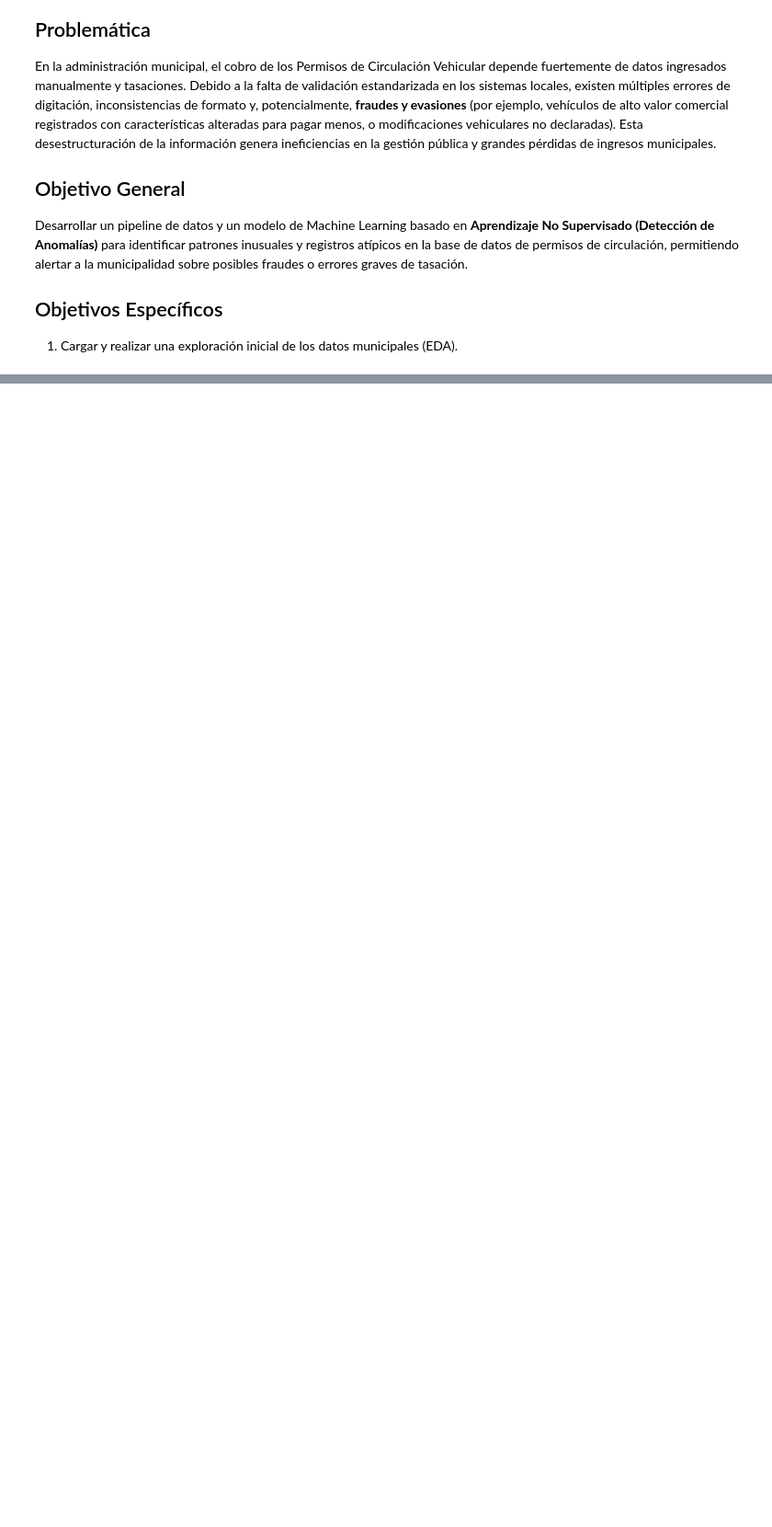
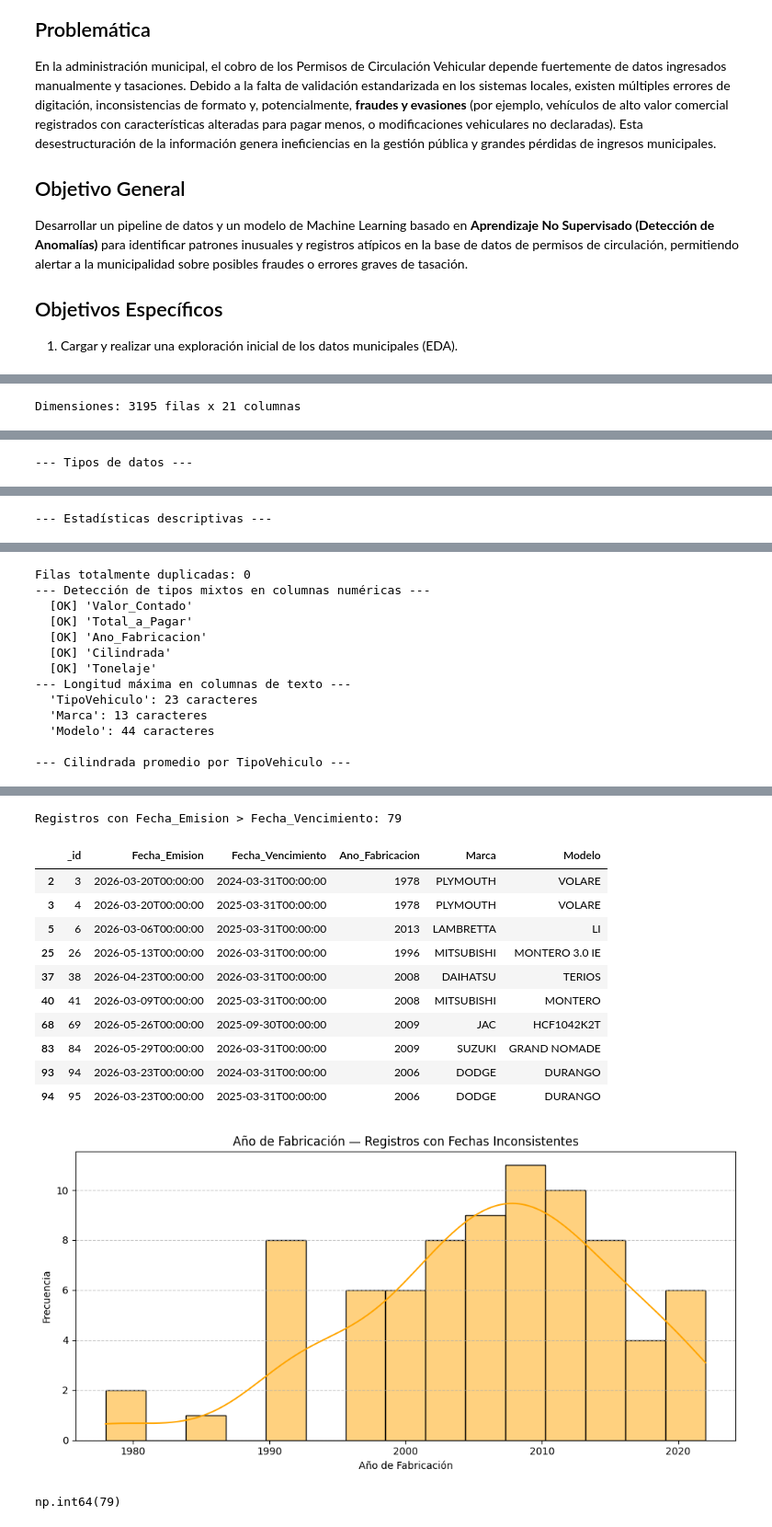
Before and after one commit to hwsaez-code/unab-magister-pro-ciencia-datos-MCDI500, a Jupyter notebook: notebook/Notebook_F2_Transformation.ipynb, the cells around one changed output, grey strips where cells are left out. Shown at 92% size. Saved outputs shown, nothing was run; the diff lists cells and outputs as text; code cells hidden in the pictures; blank space fills up the shorter version.

```diff
--- a/notebook/Notebook_F2_Transformation.ipynb
+++ b/notebook/Notebook_F2_Transformation.ipynb
@@ -990,0 +12,22 @@ El archivo pesa aproximadamente: 500.96 KB
+# %%
+import pandas as pd
+import numpy as np
+import matplotlib.pyplot as plt
+import seaborn as sns
+import unicodedata
+import re
+import os
+
+pd.set_option('display.max_columns', None)
+pd.options.display.float_format = '{:.0f}'.format
+
+import warnings
+warnings.filterwarnings('ignore')
+
+# Si el notebook se abre desde el directorio notebook/, subir a la raíz del proyecto
+if os.path.basename(os.getcwd()) == 'notebook':
+    os.chdir('..')
+
+file_path = 'datos/original/permiso-circulacion-2026.csv'
+
+print("Librerías importadas correctamente.")
@@ -990,0 +39,11 @@ El archivo pesa aproximadamente: 500.96 KB
+# %%
+def cargar_datos(file_path):
+    try:
+        df = pd.read_csv(file_path, encoding='utf-8')
+        print(f"Dataset cargado exitosamente. Dimensiones: {df.shape[0]} filas x {df.shape[1]} columnas.")
+        return df
+    except FileNotFoundError:
+        print(f"Error: No se encontró el archivo '{file_path}'.")
+        return None
+
+df = cargar_datos(file_path)
@@ -990,0 +150,12 @@ El archivo pesa aproximadamente: 500.96 KB
+# %%
+COLUMNAS_NUMERICAS = ['Valor_Contado', 'Total_a_Pagar', 'Ano_Fabricacion', 'Cilindrada', 'Tonelaje']
+
+explorar_estructura(df)
+analizar_categorias(df)
+reporte_nulos = generar_reporte_nulos(df)
+detectar_duplicados(df)
+detectar_tipos_mixtos(df, COLUMNAS_NUMERICAS)
+analizar_anomalias_texto(df)
+validar_coherencia_fechas(df)
+# %% [output]
+Dimensiones: 3195 filas x 21 columnas
@@ -990,0 +173 @@ El archivo pesa aproximadamente: 500.96 KB
+--- Tipos de datos ---
@@ -990,0 +191 @@ El archivo pesa aproximadamente: 500.96 KB
+--- Estadísticas descriptivas ---
@@ -990,0 +225,13 @@ El archivo pesa aproximadamente: 500.96 KB
+Filas totalmente duplicadas: 0
+--- Detección de tipos mixtos en columnas numéricas ---
+  [OK] 'Valor_Contado'
+  [OK] 'Total_a_Pagar'
+  [OK] 'Ano_Fabricacion'
+  [OK] 'Cilindrada'
+  [OK] 'Tonelaje'
+--- Longitud máxima en columnas de texto ---
+  'TipoVehiculo': 23 caracteres
+  'Marca': 13 caracteres
+  'Modelo': 44 caracteres
+
+--- Cilindrada promedio por TipoVehiculo ---
@@ -990,0 +256,14 @@ El archivo pesa aproximadamente: 500.96 KB
+Registros con Fecha_Emision > Fecha_Vencimiento: 79
+|  | _id | Fecha_Emision | Fecha_Vencimiento | Ano_Fabricacion | Marca | Modelo |
+| 2 | 3 | 2026-03-20T00:00:00 | 2024-03-31T00:00:00 | 1978 | PLYMOUTH | VOLARE |
+| 3 | 4 | 2026-03-20T00:00:00 | 2025-03-31T00:00:00 | 1978 | PLYMOUTH | VOLARE |
+| 5 | 6 | 2026-03-06T00:00:00 | 2025-03-31T00:00:00 | 2013 | LAMBRETTA | LI |
+| 25 | 26 | 2026-05-13T00:00:00 | 2026-03-31T00:00:00 | 1996 | MITSUBISHI | MONTERO 3.0 IE |
+| 37 | 38 | 2026-04-23T00:00:00 | 2026-03-31T00:00:00 | 2008 | DAIHATSU | TERIOS |
+| 40 | 41 | 2026-03-09T00:00:00 | 2025-03-31T00:00:00 | 2008 | MITSUBISHI | MONTERO |
+| 68 | 69 | 2026-05-26T00:00:00 | 2025-09-30T00:00:00 | 2009 | JAC | HCF1042K2T |
+| 83 | 84 | 2026-05-29T00:00:00 | 2026-03-31T00:00:00 | 2009 | SUZUKI | GRAND NOMADE |
+| 93 | 94 | 2026-03-23T00:00:00 | 2024-03-31T00:00:00 | 2006 | DODGE | DURANGO |
+| 94 | 95 | 2026-03-23T00:00:00 | 2025-03-31T00:00:00 | 2006 | DODGE | DURANGO |
+[figure, added]
+np.int64(79)
```
Also changed, not shown: parts of 79 cells of this notebook, 3 other files.
